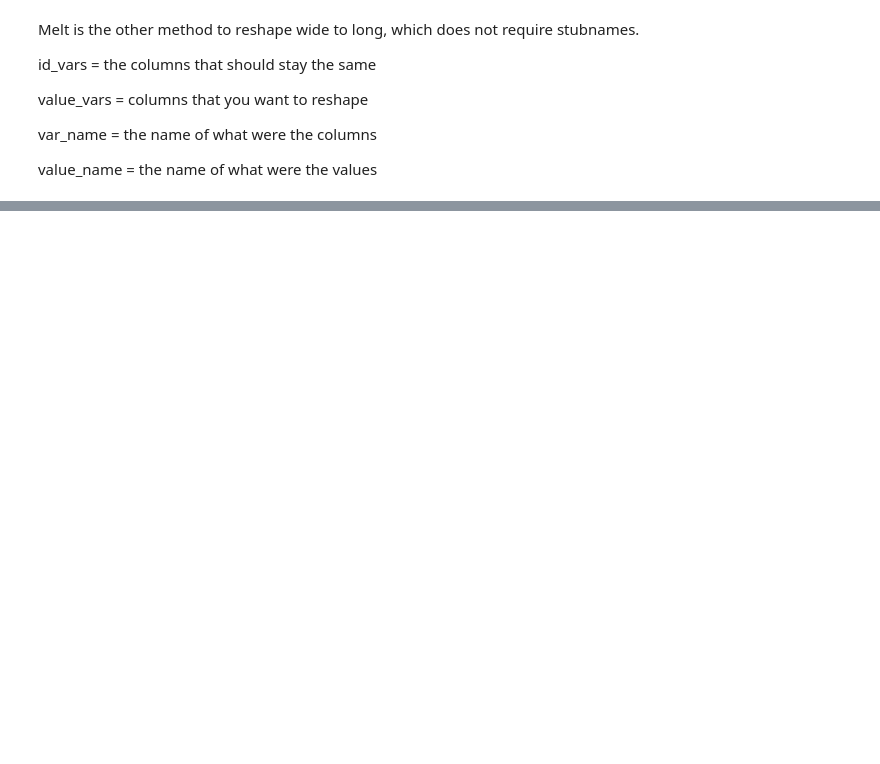
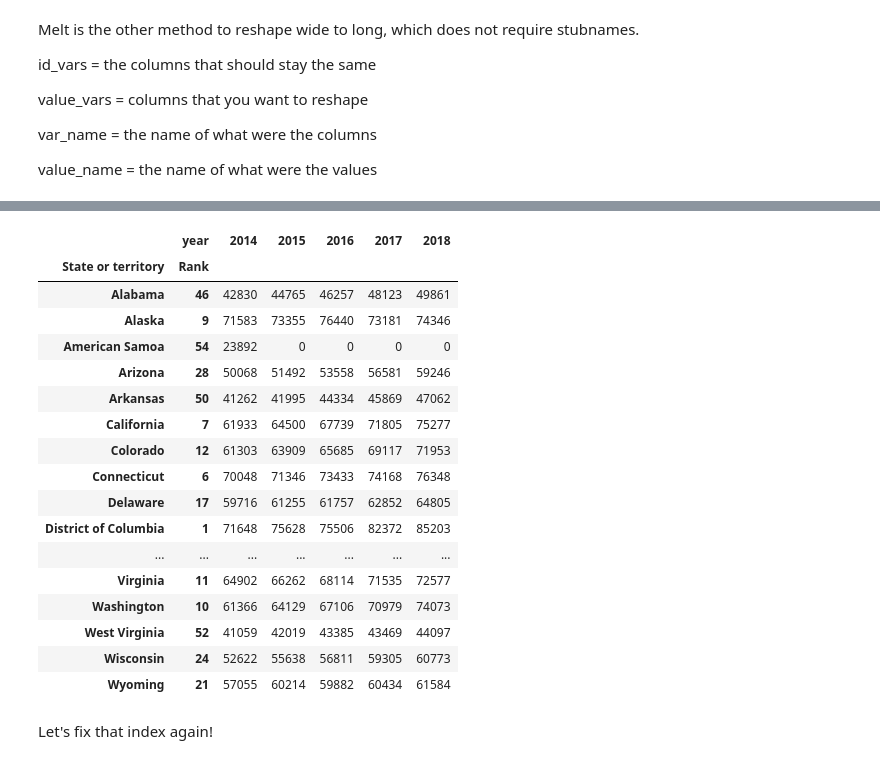
Before and after one commit to Spring-21-TA-Notebooks/John-Notebooks, a Jupyter notebook: John TA Session - 6.ipynb, the cells around one changed output, grey strips where cells are left out. Cells and saved outputs as stored; diff of their text form; code cells hidden in the pictures; blank space fills up the shorter version.

```diff
--- a/John TA Session - 6.ipynb
+++ b/John TA Session - 6.ipynb
@@ -185,5 +511,28 @@ long_inc.head()
 # %%
 inc_wide = long_inc.pivot(index=['State or territory', 'Rank'], columns='year', values='income')
+# %%
+inc_wide
+# %% [output]
+|  | year | 2014 | 2015 | 2016 | 2017 | 2018 |
+| State or territory | Rank |  |  |  |  |  |
+| Alabama | 46 | 42830 | 44765 | 46257 | 48123 | 49861 |
+| Alaska | 9 | 71583 | 73355 | 76440 | 73181 | 74346 |
+| American Samoa | 54 | 23892 | 0 | 0 | 0 | 0 |
+| Arizona | 28 | 50068 | 51492 | 53558 | 56581 | 59246 |
+| Arkansas | 50 | 41262 | 41995 | 44334 | 45869 | 47062 |
+| California | 7 | 61933 | 64500 | 67739 | 71805 | 75277 |
+| Colorado | 12 | 61303 | 63909 | 65685 | 69117 | 71953 |
+| Connecticut | 6 | 70048 | 71346 | 73433 | 74168 | 76348 |
+| Delaware | 17 | 59716 | 61255 | 61757 | 62852 | 64805 |
+| District of Columbia | 1 | 71648 | 75628 | 75506 | 82372 | 85203 |
+| ... | ... | ... | ... | ... | ... | ... |
+| Virginia | 11 | 64902 | 66262 | 68114 | 71535 | 72577 |
+| Washington | 10 | 61366 | 64129 | 67106 | 70979 | 74073 |
+| West Virginia | 52 | 41059 | 42019 | 43385 | 43469 | 44097 |
+| Wisconsin | 24 | 52622 | 55638 | 56811 | 59305 | 60773 |
+| Wyoming | 21 | 57055 | 60214 | 59882 | 60434 | 61584 |
+# %% [markdown]
+Let's fix that index again!
 # %%
 inc_wide.reset_index(inplace=True)
 inc_wide.head()
```
Also changed, not shown: parts of 34 cells of this notebook.
